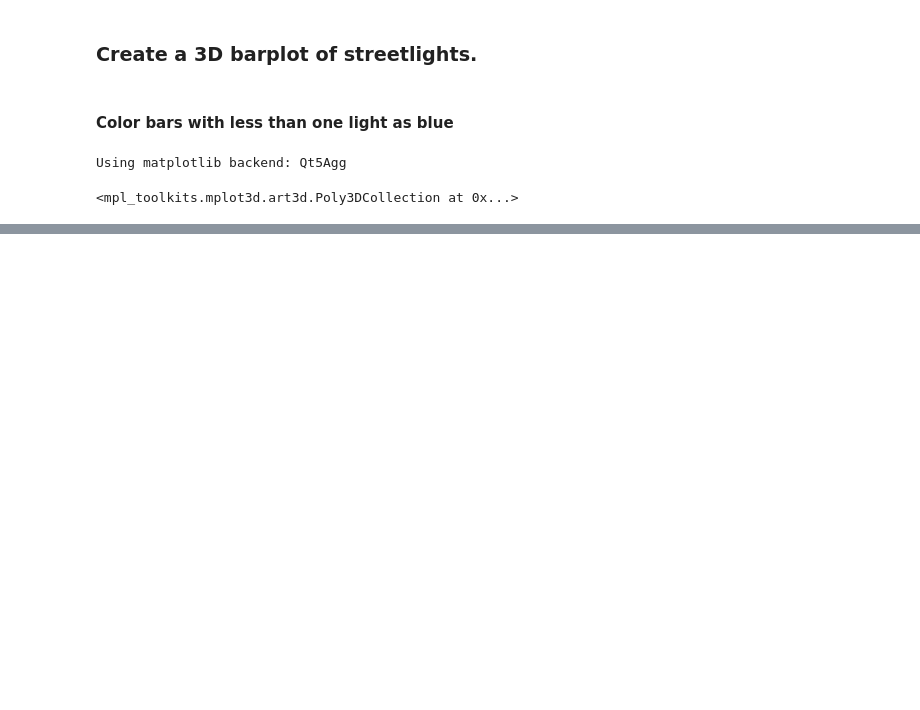
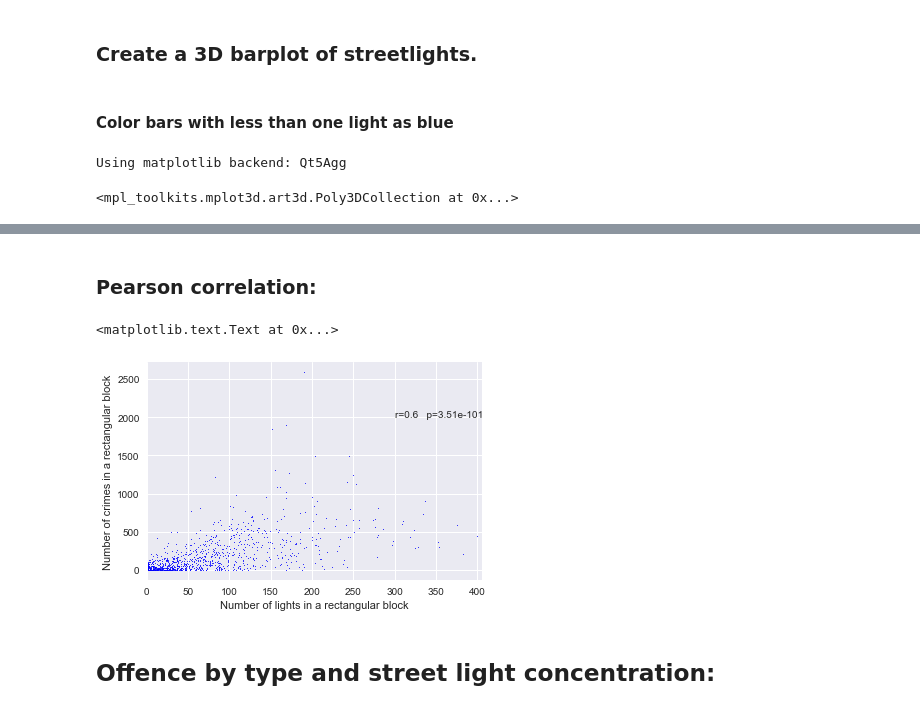
Before and after one commit to bs9ce/Boston-Crime, a Jupyter notebook: crime.ipynb, the cells around one changed output, grey strips where cells are left out. Saved outputs shown, nothing was run; the diff lists cells and outputs as text; code cells hidden in the pictures; blank space fills up the shorter version.

```diff
--- a/crime.ipynb
+++ b/crime.ipynb
@@ -439,0 +479,34 @@ plt.close()
+# %% [markdown]
+### Pearson correlation:
+# %%
+# Flatten the hist arrays:
+histlight_row = histlight.flatten('F')
+hist_all_row = hist_all.flatten('F')
+
+# We need to include only rectangular bins that are within the city boundaries.
+# A hand-wavy way to do this is to only keep those bins that have more than one
+# street light:
+mask_nonzerolights = histlight_row > 0
+x_light = histlight_row[mask_nonzerolights]
+y_crime = hist_all_row[mask_nonzerolights]
+
+# Calculate Pearson correlation:
+from scipy.stats.stats import pearsonr
+r,p= pearsonr(x_light,y_crime)
+
+
+# Plot the flattened histogram counts:
+fig2,ax2 = plt.subplots()
+ax2.plot(x_light,y_crime,'bo',markersize = 1)
+ax2.set_xlabel('Number of lights in a rectangular block')
+ax2.set_ylabel('Number of crimes in a rectangular block')
+ax2.set_xlim(0,405)
+pstr = '%s' % float('%.3g' % p)
+rstr = '%s' % float('%.3g' % r)
+txt2 = 'r='+rstr+'   p='+pstr
+ax2.text(300, 2000, txt2)
+# %% [output]
+<matplotlib.text.Text at 0x...>
+[figure, added]
+# %% [markdown]
+## Offence by type and street light concentration:
```
Also changed, not shown: parts of 13 cells of this notebook.
